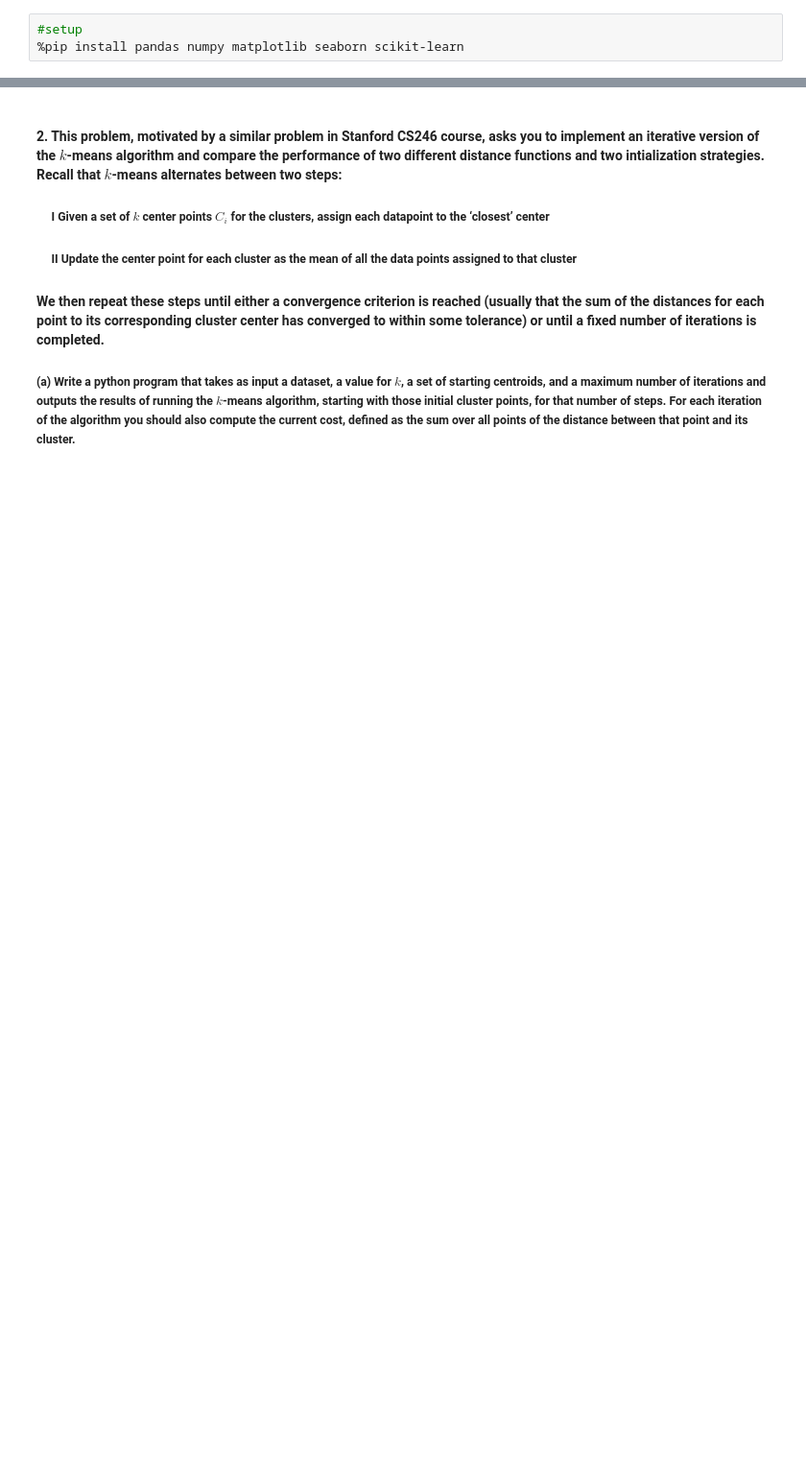
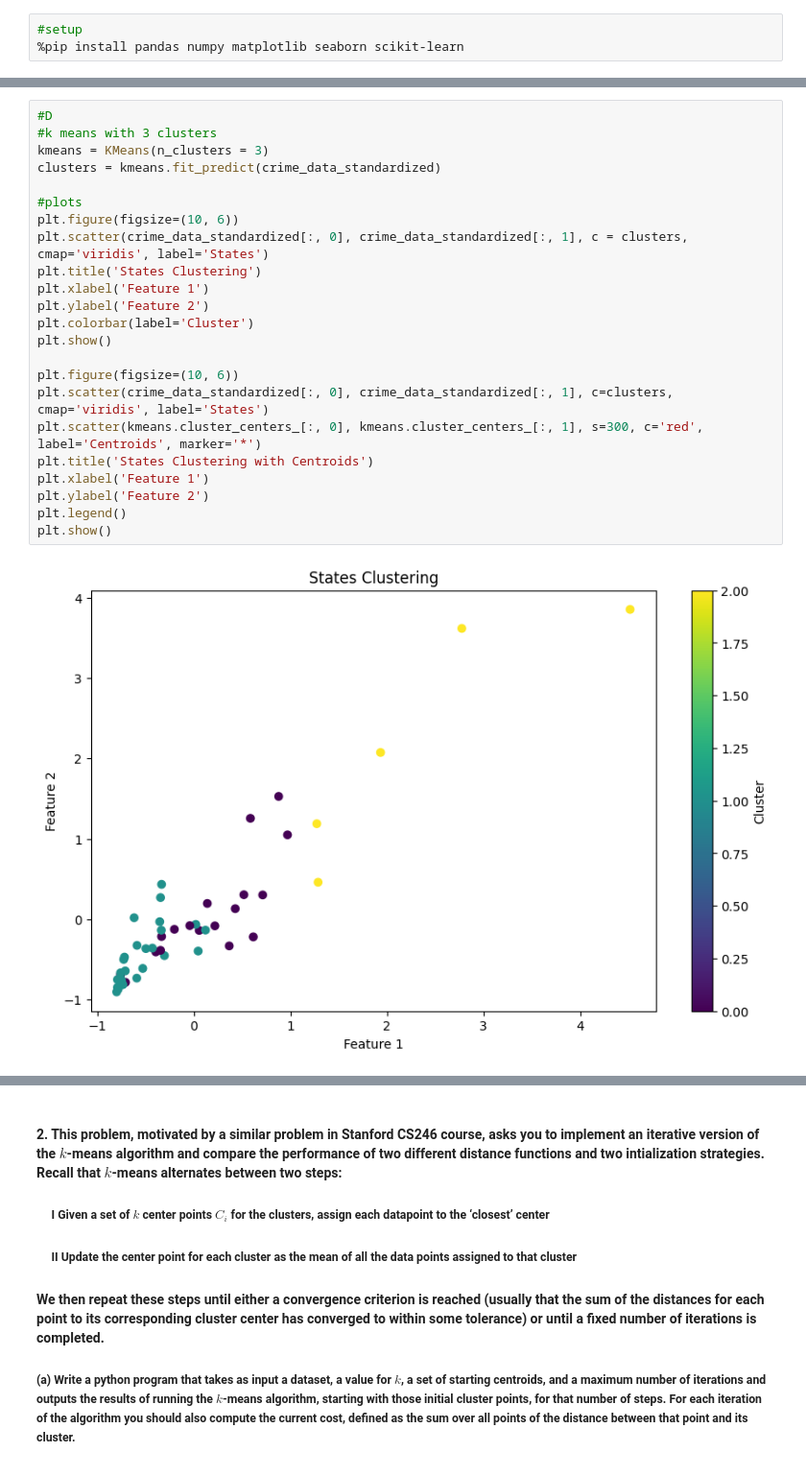
Before and after one commit to PrelaunchZeus2/Data-319-Model-Data-Based-Methods, a Jupyter notebook: Problem Sets/Problem Set 6/DATA319_2024Summer_PS6.ipynb, the cells around one changed output, grey strips where cells are left out. Shown: that part at 96% size. Drawn from its saved outputs; the diff is of its cells as text; blank space fills up the shorter version.

```diff
--- a/Problem Sets/Problem Set 6/DATA319_2024Summer_PS6.ipynb
+++ b/Problem Sets/Problem Set 6/DATA319_2024Summer_PS6.ipynb
@@ -96,0 +121,25 @@ plt.title('Dendrogram')
+# %%
+#D
+#k means with 3 clusters
+kmeans = KMeans(n_clusters = 3)
+clusters = kmeans.fit_predict(crime_data_standardized)
+
+#plots
+plt.figure(figsize=(10, 6))
+plt.scatter(crime_data_standardized[:, 0], crime_data_standardized[:, 1], c = clusters, cmap='viridis', label='States')
+plt.title('States Clustering')
+plt.xlabel('Feature 1')
+plt.ylabel('Feature 2')
+plt.colorbar(label='Cluster')
+plt.show()
+
+plt.figure(figsize=(10, 6))
+plt.scatter(crime_data_standardized[:, 0], crime_data_standardized[:, 1], c=clusters, cmap='viridis', label='States')
+plt.scatter(kmeans.cluster_centers_[:, 0], kmeans.cluster_centers_[:, 1], s=300, c='red', label='Centroids', marker='*')
+plt.title('States Clustering with Centroids')
+plt.xlabel('Feature 1')
+plt.ylabel('Feature 2')
+plt.legend()
+plt.show()
+# %% [output]
+[figure, added]
```
Also changed, not shown: parts of 5 cells of this notebook.
